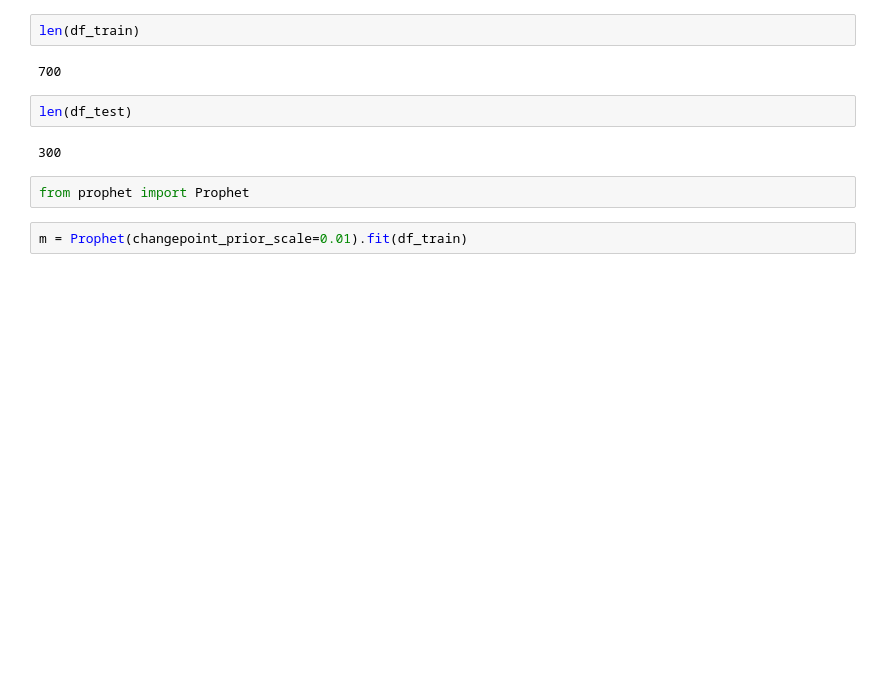
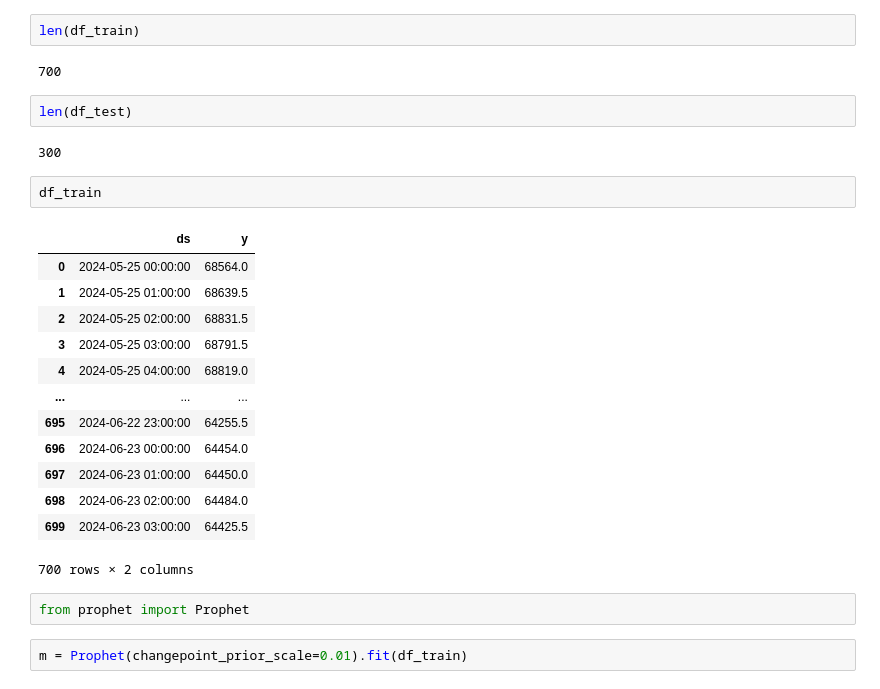
Before and after one commit to Gruntrexpewrus/TradersPlayground, a Jupyter notebook: Python4Finance/Facebook_prophet.ipynb, the cells around one changed output. Drawn from its saved outputs; the diff is of its cells as text; blank space fills up the shorter version.

```diff
--- a/Python4Finance/Facebook_prophet.ipynb
+++ b/Python4Finance/Facebook_prophet.ipynb
@@ -107,6 +107,22 @@ len(df_train)
 len(df_test)
 # %% [output]
 300
+# %%
+df_train
+# %% [output]
+|  | ds | y |
+| 0 | 2024-05-25 00:00:00 | 68564.0 |
+| 1 | 2024-05-25 01:00:00 | 68639.5 |
+| 2 | 2024-05-25 02:00:00 | 68831.5 |
+| 3 | 2024-05-25 03:00:00 | 68791.5 |
+| 4 | 2024-05-25 04:00:00 | 68819.0 |
+| ... | ... | ... |
+| 695 | 2024-06-22 23:00:00 | 64255.5 |
+| 696 | 2024-06-23 00:00:00 | 64454.0 |
+| 697 | 2024-06-23 01:00:00 | 64450.0 |
+| 698 | 2024-06-23 02:00:00 | 64484.0 |
+| 699 | 2024-06-23 03:00:00 | 64425.5 |
+700 rows × 2 columns
 # %%
 from prophet import Prophet
 # %%
```
Also changed, not shown: parts of 5 cells of this notebook.
